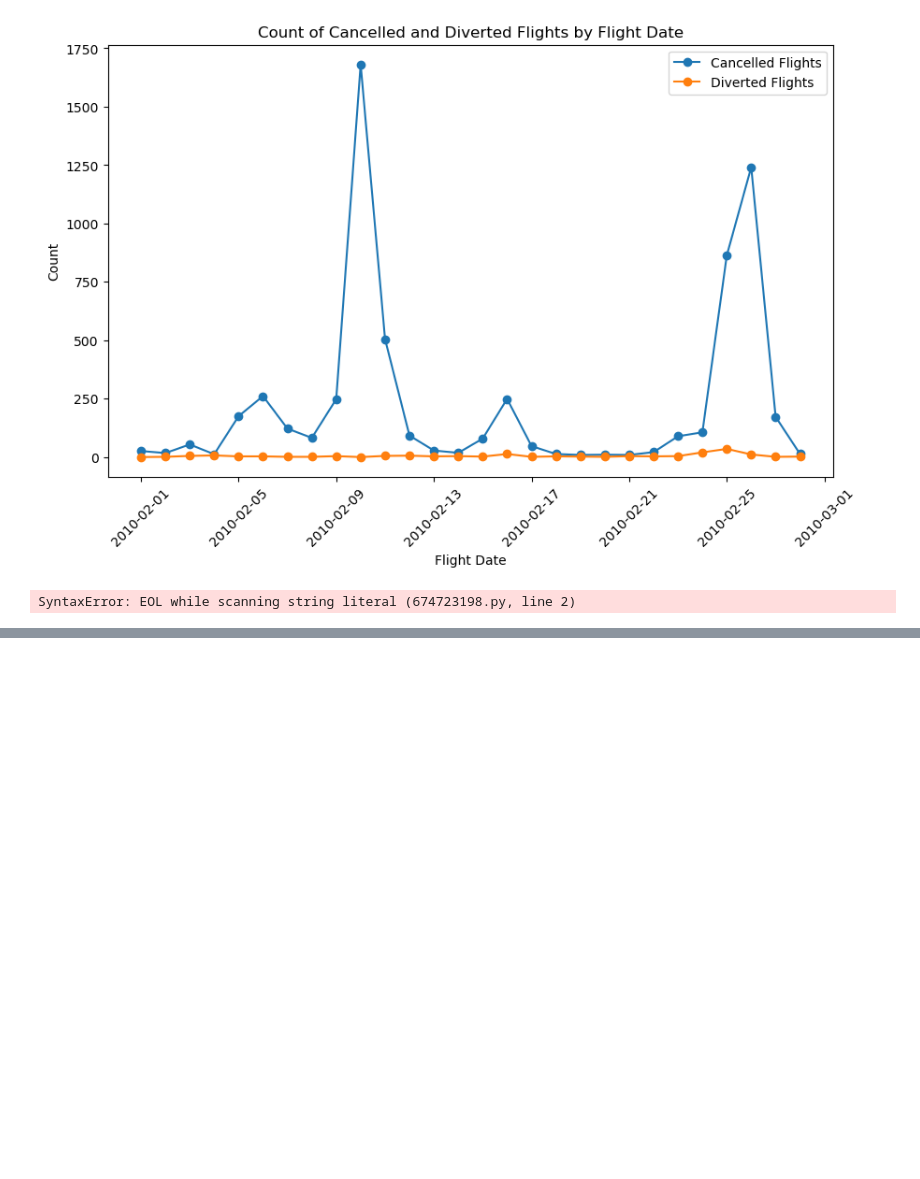
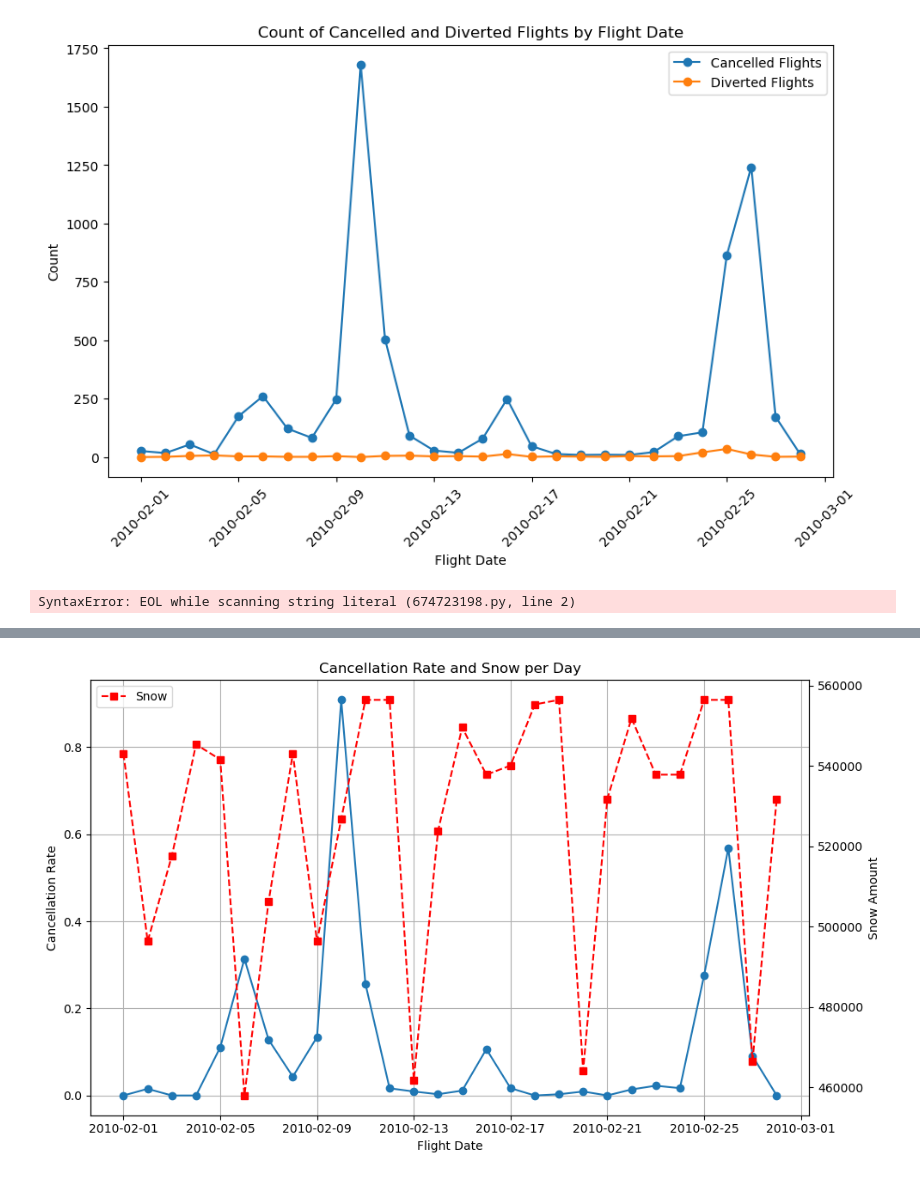
Before and after one commit to susanneferschl/da-sql-api-project-group-2_sf, a Jupyter notebook: project_work/Susannes_folder/susanne_get_flights.ipynb, the cells around one changed output, grey strips where cells are left out. Drawn from its saved outputs; the diff is of its cells as text; code cells hidden in the pictures; blank space fills up the shorter version.

```diff
--- a/project_work/Susannes_folder/susanne_get_flights.ipynb
+++ b/project_work/Susannes_folder/susanne_get_flights.ipynb
@@ -378,0 +526,6 @@ SyntaxError: EOL while scanning string literal (674723198.py, line 2)
+# %%
+snow_cancellation_rate_per_day = merged_df.groupby('flight_date').agg({
+    'cancelled': 'mean',
+    'snow': 'sum'  # Assuming 'snow' column contains the amount of snow for each flight
+})
+print(snow_cancellation_rate_per_day)
@@ -378,0 +550,26 @@ SyntaxError: EOL while scanning string literal (674723198.py, line 2)
+# %%
+import matplotlib.pyplot as plt
+
+# Assuming snow_cancellation_rate_per_day is your DataFrame containing cancellation rate and snow data per day
+
+# Plot the cancellation rate per day
+plt.figure(figsize=(10, 6))
+plt.plot(snow_cancellation_rate_per_day.index, snow_cancellation_rate_per_day['cancelled'], marker='o', linestyle='-', label='Cancellation Rate')
+plt.xlabel('Flight Date')
+plt.ylabel('Cancellation Rate')
+plt.title('Cancellation Rate and Snow per Day')
+plt.grid(True)
+
+# Plot the total amount of snow per day
+plt.twinx()  # Create a second y-axis
+plt.plot(snow_cancellation_rate_per_day.index, snow_cancellation_rate_per_day['snow'], marker='s', linestyle='--', color='r', label='Snow')
+plt.ylabel('Snow Amount')
+plt.grid(False)
+
+# Show legend
+plt.legend(loc='upper left')
+plt.xticks(rotation=45)
+plt.tight_layout()
+plt.show()
+# %% [output]
+[figure, added]
```
Also changed, not shown: parts of 26 cells of this notebook, 5 other files.
